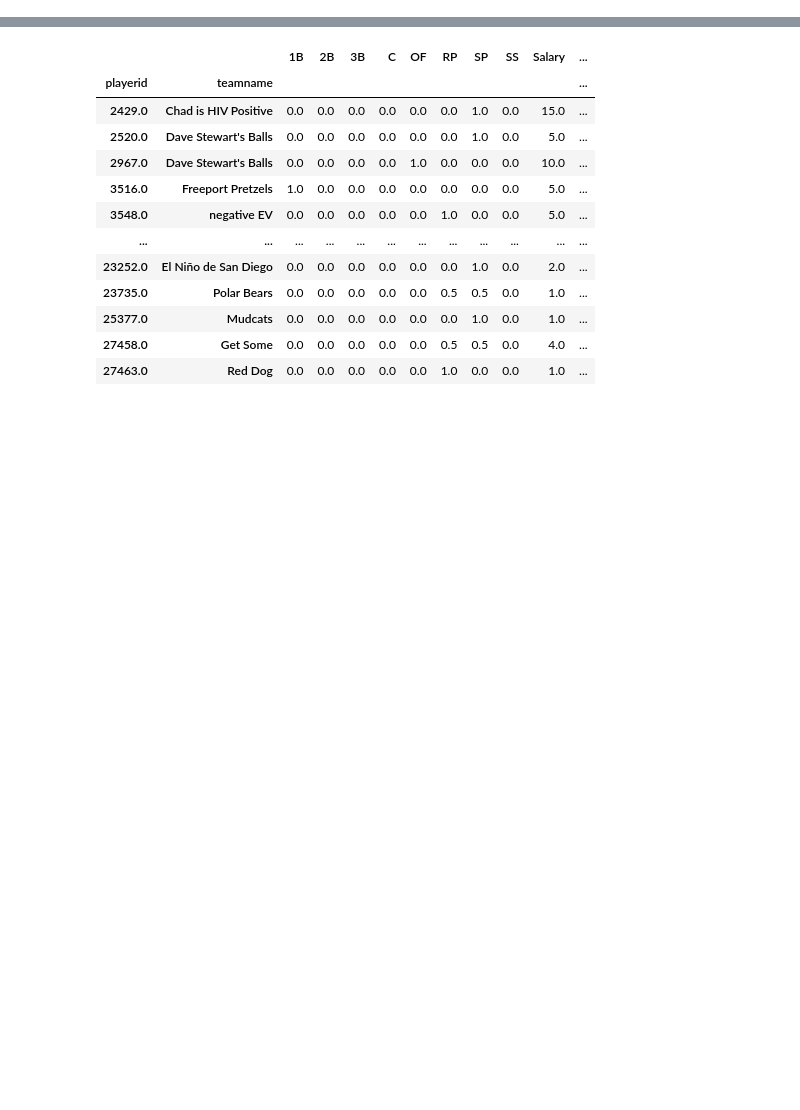
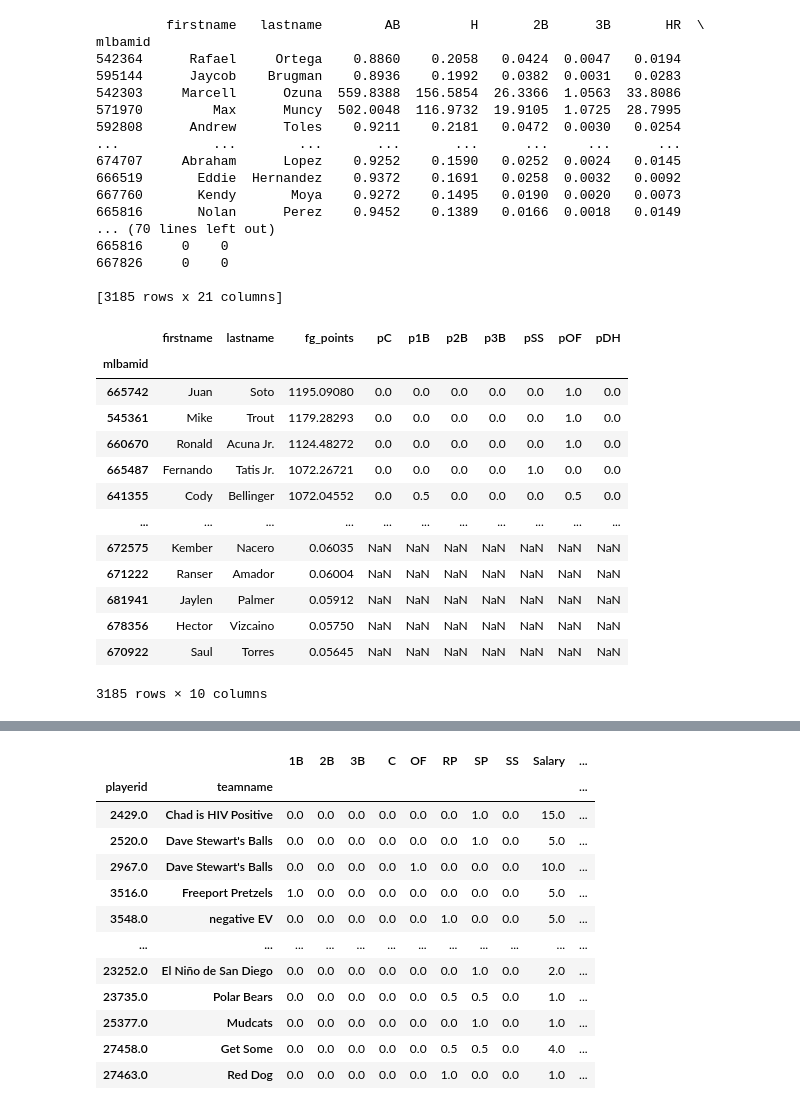
Before and after one commit to brendancooley/moonlight, a Jupyter notebook: _testing/testing.ipynb, the cells around one changed output, grey strips where cells are left out. Cells and saved outputs as stored; diff of their text form; code cells hidden in the pictures; blank space fills up the shorter version.

Commit message:
positions at projection stage

```diff
--- a/_testing/testing.ipynb
+++ b/_testing/testing.ipynb
@@ -15,6 +12,42 @@ from moonlight.steamer_dataset import BatterProjectionDataset
 from moonlight.salary_dataset import LeagueSalaryDataset
 from moonlight.salary_scraper import SalaryDataset
 from moonlight.threshold_model import ThresholdModel
+# %%
+bpd = BatterProjectionDataset()
+# %%
+bpd.build_dataset()
+# %% [output]
+         firstname   lastname        AB         H       2B      3B       HR  \
+mlbamid
+542364      Rafael     Ortega    0.8860    0.2058   0.0424  0.0047   0.0194
+595144      Jaycob    Brugman    0.8936    0.1992   0.0382  0.0031   0.0283
+542303     Marcell      Ozuna  559.8388  156.5854  26.3366  1.0563  33.8086
+571970         Max      Muncy  502.0048  116.9732  19.9105  1.0725  28.7995
+592808      Andrew      Toles    0.9211    0.2181   0.0472  0.0030   0.0254
+...            ...        ...       ...       ...      ...     ...      ...
+674707     Abraham      Lopez    0.9252    0.1590   0.0252  0.0024   0.0145
+666519       Eddie  Hernandez    0.9372    0.1691   0.0258  0.0032   0.0092
+667760       Kendy       Moya    0.9272    0.1495   0.0190  0.0020   0.0073
+665816       Nolan      Perez    0.9452    0.1389   0.0166  0.0018   0.0149
+... (70 lines left out)
+665816     0    0
+667826     0    0
+
+[3185 rows x 21 columns]
+|  | firstname | lastname | fg_points | pC | p1B | p2B | p3B | pSS | pOF | pDH |
+| mlbamid |  |  |  |  |  |  |  |  |  |  |
+| 665742 | Juan | Soto | 1195.09080 | 0.0 | 0.0 | 0.0 | 0.0 | 0.0 | 1.0 | 0.0 |
+| 545361 | Mike | Trout | 1179.28293 | 0.0 | 0.0 | 0.0 | 0.0 | 0.0 | 1.0 | 0.0 |
+| 660670 | Ronald | Acuna Jr. | 1124.48272 | 0.0 | 0.0 | 0.0 | 0.0 | 0.0 | 1.0 | 0.0 |
+| 665487 | Fernando | Tatis Jr. | 1072.26721 | 0.0 | 0.0 | 0.0 | 0.0 | 1.0 | 0.0 | 0.0 |
+| 641355 | Cody | Bellinger | 1072.04552 | 0.0 | 0.5 | 0.0 | 0.0 | 0.0 | 0.5 | 0.0 |
+| ... | ... | ... | ... | ... | ... | ... | ... | ... | ... | ... |
+| 672575 | Kember | Nacero | 0.06035 | NaN | NaN | NaN | NaN | NaN | NaN | NaN |
+| 671222 | Ranser | Amador | 0.06004 | NaN | NaN | NaN | NaN | NaN | NaN | NaN |
+| 681941 | Jaylen | Palmer | 0.05912 | NaN | NaN | NaN | NaN | NaN | NaN | NaN |
+| 678356 | Hector | Vizcaino | 0.05750 | NaN | NaN | NaN | NaN | NaN | NaN | NaN |
+| 670922 | Saul | Torres | 0.05645 | NaN | NaN | NaN | NaN | NaN | NaN | NaN |
+3185 rows × 10 columns
 # %%
 tm = ThresholdModel()
 # %%
```
Also changed, not shown: parts of 2 cells of this notebook, 1 other file.
